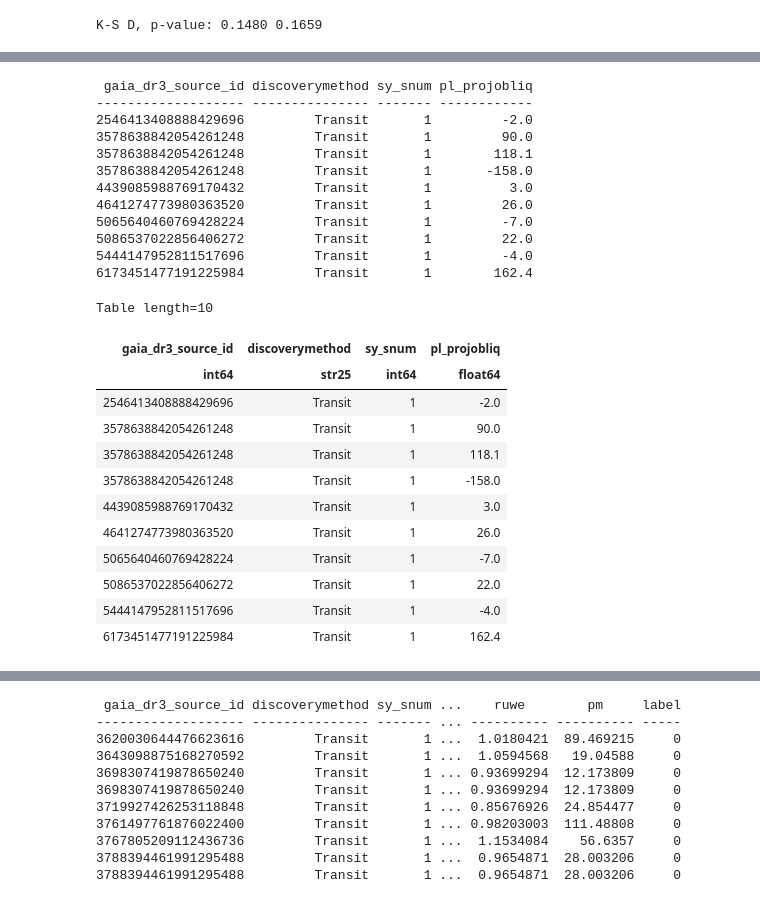
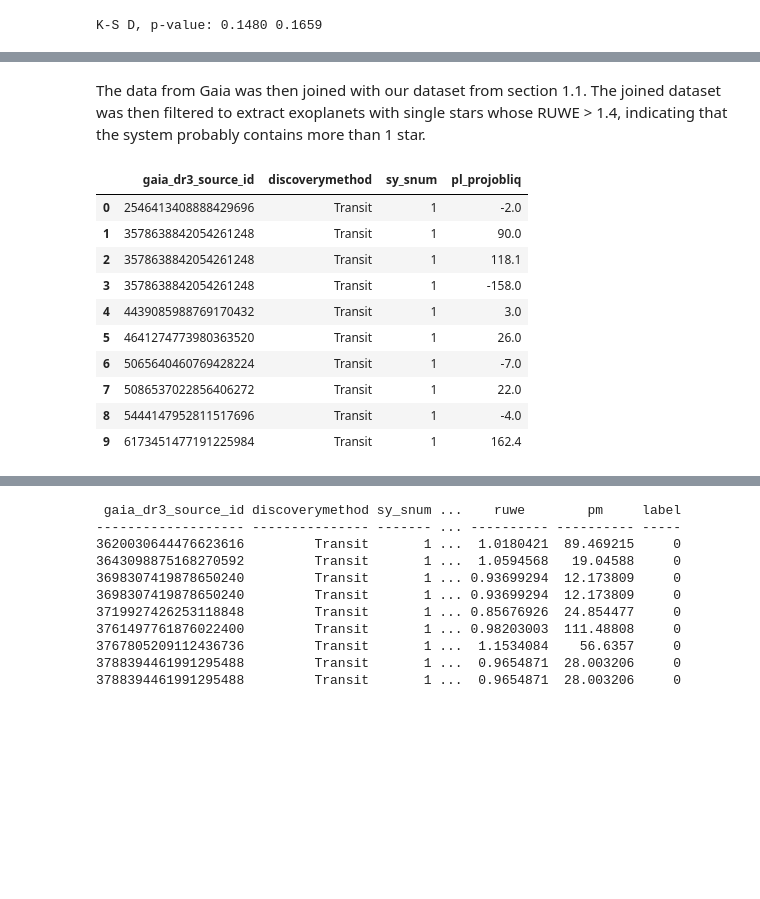
Before and after one commit to baryan/ASTR154-ProjectedObliquity, a Jupyter notebook: src/hypothesis_testing.ipynb, the cells around one changed output, grey strips where cells are left out. Saved outputs shown, nothing was run; the diff lists cells and outputs as text; code cells hidden in the pictures; blank space fills up the shorter version.

```diff
--- a/src/hypothesis_testing.ipynb
+++ b/src/hypothesis_testing.ipynb
@@ -594,40 +224,27 @@ Table length=216
+# %% [markdown]
+The data from Gaia was then joined with our dataset from section 1.1. The joined dataset was then filtered to extract exoplanets with single stars whose RUWE > 1.4, indicating that the system probably contains more than 1 star.
 # %%
 # Extract those stars whose RUWE > 1.4
 possible_binary_sys = gaia_table[gaia_table['ruwe'] > 1.4]['designation', 'source_id', 'ruwe']
 
 # Using the ids of the stars in the list above, extract exoplanets listed
 # as sinble start systems which could be "possible" binary systems
 include_col = ['gaia_dr3_source_id', 'discoverymethod', 'sy_snum', 'pl_projobliq']
 possible_binary_sys = table.join(possible_binary_sys, exo_table, keys_left='source_id',
                                  keys_right='gaia_dr3_source_id')[include_col]
 possible_binary_sys = possible_binary_sys[possible_binary_sys['sy_snum'] == 1]
-print(possible_binary_sys)
-possible_binary_sys
+display(possible_binary_sys.to_pandas())
 # %% [output]
- gaia_dr3_source_id discoverymethod sy_snum pl_projobliq
-------------------- --------------- ------- ------------
-2546413408888429696         Transit       1         -2.0
-3578638842054261248         Transit       1         90.0
-3578638842054261248         Transit       1        118.1
-3578638842054261248         Transit       1       -158.0
-4439085988769170432         Transit       1          3.0
-4641274773980363520         Transit       1         26.0
-5065640460769428224         Transit       1         -7.0
-5086537022856406272         Transit       1         22.0
-5444147952811517696         Transit       1         -4.0
-6173451477191225984         Transit       1        162.4
-Table length=10
-| gaia_dr3_source_id | discoverymethod | sy_snum | pl_projobliq |
-| int64 | str25 | int64 | float64 |
-| 2546413408888429696 | Transit | 1 | -2.0 |
-| 3578638842054261248 | Transit | 1 | 90.0 |
-| 3578638842054261248 | Transit | 1 | 118.1 |
-| 3578638842054261248 | Transit | 1 | -158.0 |
-| 4439085988769170432 | Transit | 1 | 3.0 |
-| 4641274773980363520 | Transit | 1 | 26.0 |
-| 5065640460769428224 | Transit | 1 | -7.0 |
-| 5086537022856406272 | Transit | 1 | 22.0 |
-| 5444147952811517696 | Transit | 1 | -4.0 |
-| 6173451477191225984 | Transit | 1 | 162.4 |
+|  | gaia_dr3_source_id | discoverymethod | sy_snum | pl_projobliq |
+| 0 | 2546413408888429696 | Transit | 1 | -2.0 |
+| 1 | 3578638842054261248 | Transit | 1 | 90.0 |
+| 2 | 3578638842054261248 | Transit | 1 | 118.1 |
+| 3 | 3578638842054261248 | Transit | 1 | -158.0 |
+| 4 | 4439085988769170432 | Transit | 1 | 3.0 |
+| 5 | 4641274773980363520 | Transit | 1 | 26.0 |
+| 6 | 5065640460769428224 | Transit | 1 | -7.0 |
+| 7 | 5086537022856406272 | Transit | 1 | 22.0 |
+| 8 | 5444147952811517696 | Transit | 1 | -4.0 |
+| 9 | 6173451477191225984 | Transit | 1 | 162.4 |
 # %%
 # Modify the two original lists of exoplanets to now include "possible" binary
```
Also changed, not shown: parts of 43 cells of this notebook, 2 other files.
